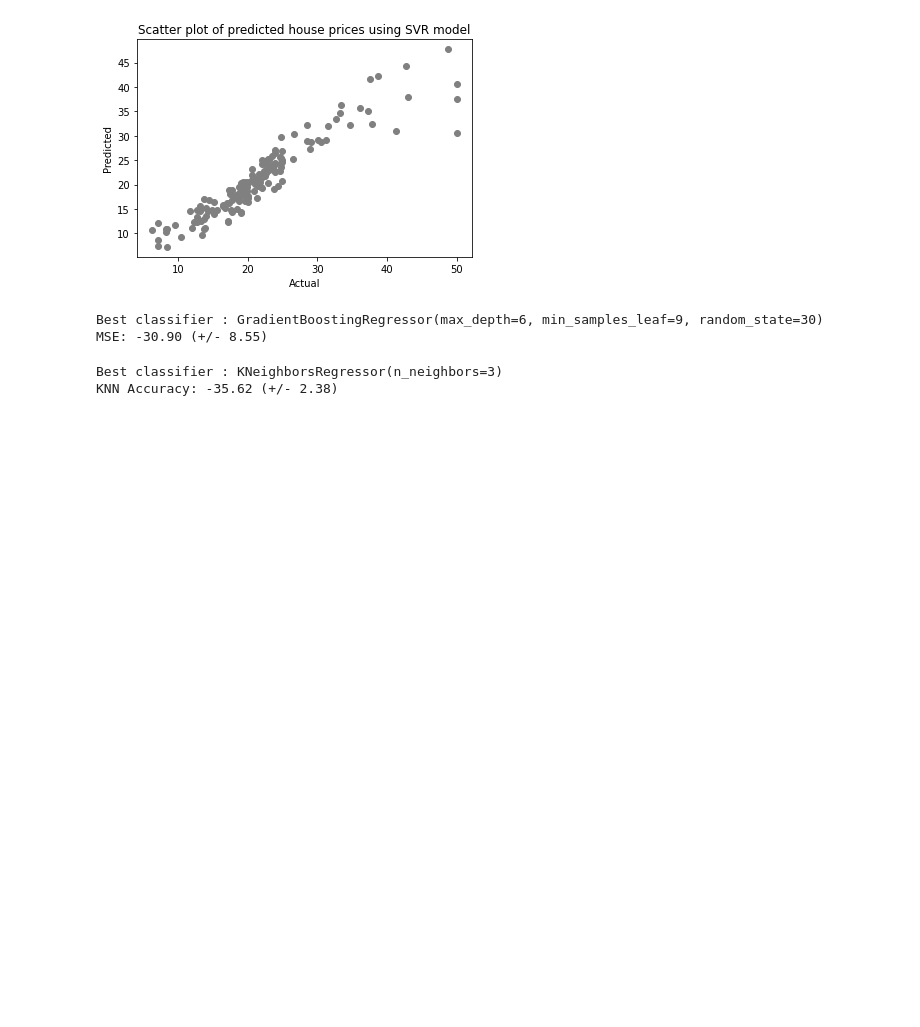
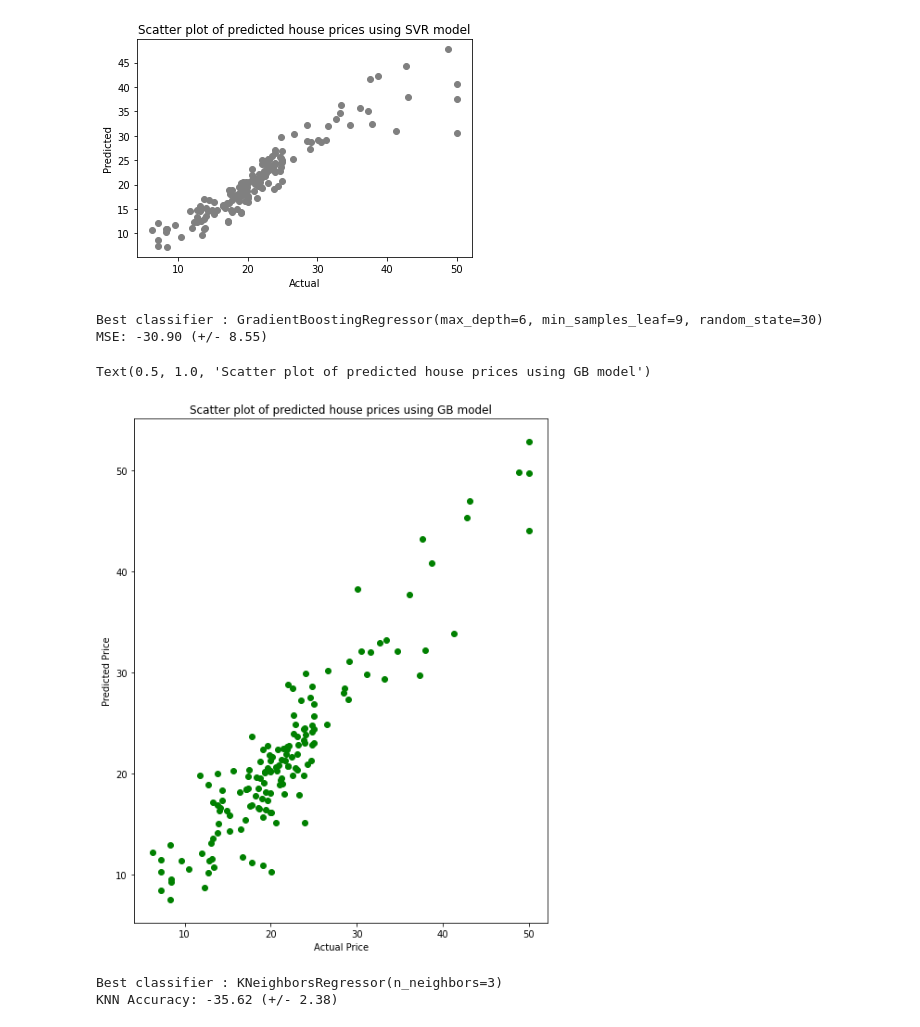
Before and after one commit to pzogcoder/Capstone-2, a Jupyter notebook: Capstone 2 final.ipynb, the cells around one changed output. Drawn from its saved outputs; the diff is of its cells as text; code cells hidden in the pictures; blank space fills up the shorter version.

```diff
--- a/Capstone 2 final.ipynb
+++ b/Capstone 2 final.ipynb
@@ -499,6 +535,19 @@ print("MSE: %0.2f (+/- %0.2f)" % (scores.mean(), scores.std()))
 # %% [output]
 Best classifier : GradientBoostingRegressor(max_depth=6, min_samples_leaf=9, random_state=30)
 MSE: -30.90 (+/- 8.55)
+# %%
+gbr= gbr.fit(x_train, y_train)
+y_pred6 = gbr.predict(x_test)
+df8 = pd.DataFrame({'Actual': y_test, 'Predicted':y_pred5})
+df8 = df1.head(10)
+df8
+plt.scatter(y_test, y_pred6, c = 'green')
+plt.xlabel("Actual Price")
+plt.ylabel("Predicted Price")
+plt.title("Scatter plot of predicted house prices using GB model")
+# %% [output]
+Text(0.5, 1.0, 'Scatter plot of predicted house prices using GB model')
+[figure, added]
 # %%
 #KNN model
 from sklearn.neighbors import KNeighborsRegressor
```
Also changed, not shown: parts of 10 cells of this notebook.
